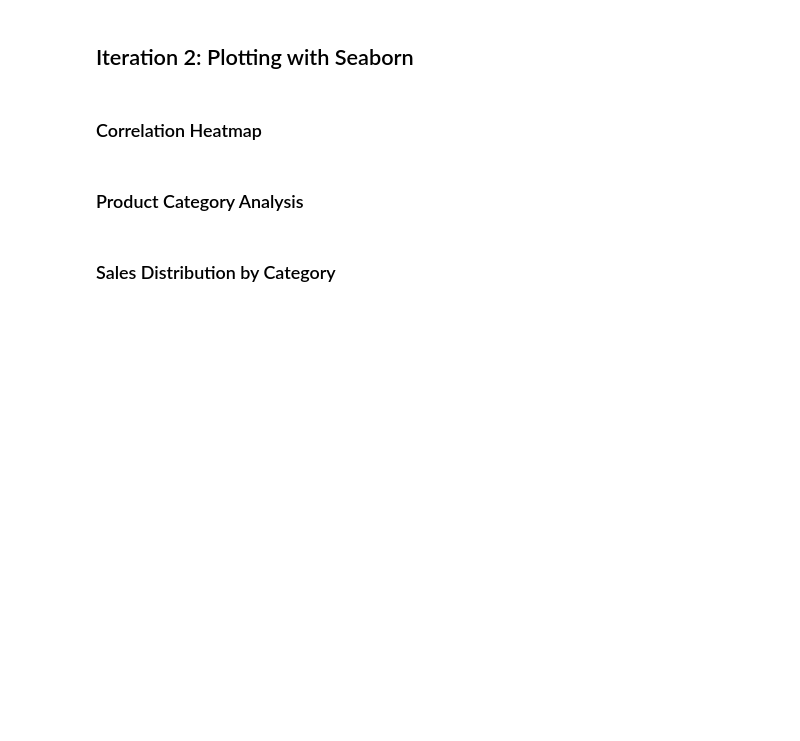
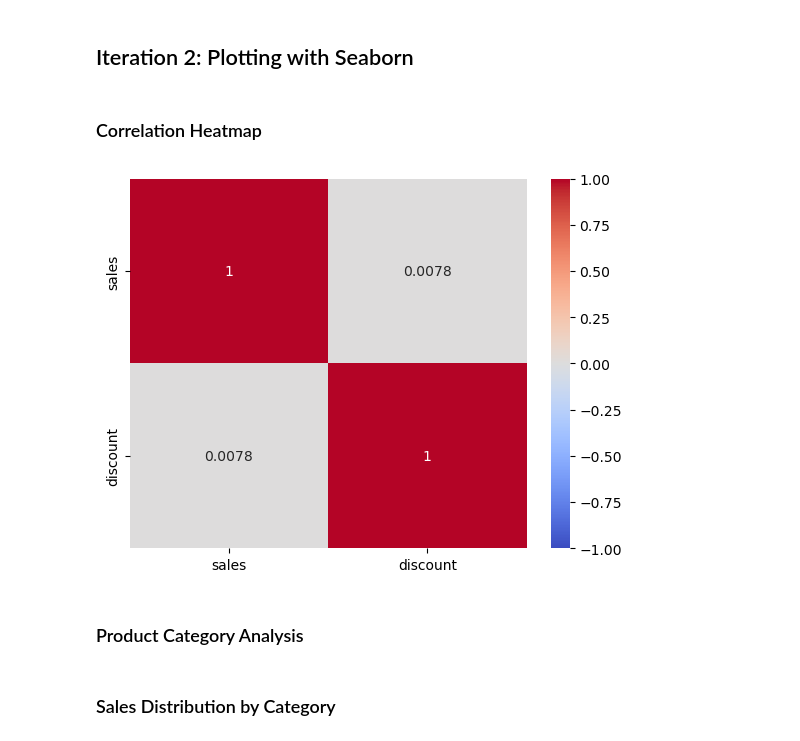
Before and after one commit to GuaSiMoTO/LAB-Python-for-Data-Analysis-Data-Visualization-Techniques-public, a Jupyter notebook: LAB-Data-Visualization.ipynb, the cells around one changed output. Saved outputs shown, nothing was run; the diff lists cells and outputs as text; code cells hidden in the pictures; blank space fills up the shorter version.

```diff
--- a/LAB-Data-Visualization.ipynb
+++ b/LAB-Data-Visualization.ipynb
@@ -34,6 +102,17 @@ import seaborn as sns
 ## Iteration 2: Plotting with Seaborn
 # %% [markdown]
 ### Correlation Heatmap
+# %%
+# o esta manera para pillar todas las columnas de tipo float o int
+# corr = df.select_dtypes(include= [float, int]).corr()
+
+corr = df[['sales', 'discount']].corr() # aqui solo pillo las dos columnas 'sales' y 'discount'
+
+sns.heatmap(corr, annot=True, cmap='coolwarm', vmin=-1, vmax=1)
+
+plt.show()
+# %% [output]
+[figure, added]
 # %% [markdown]
 ### Product Category Analysis
 # %% [markdown]
```
Also changed, not shown: parts of 8 cells of this notebook, 3 other files.
